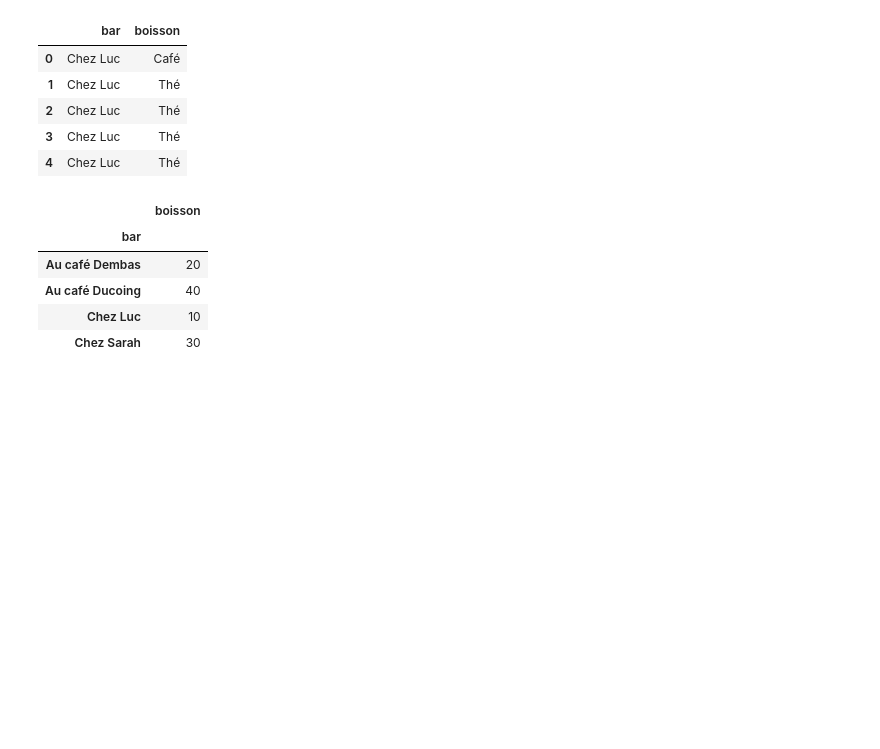
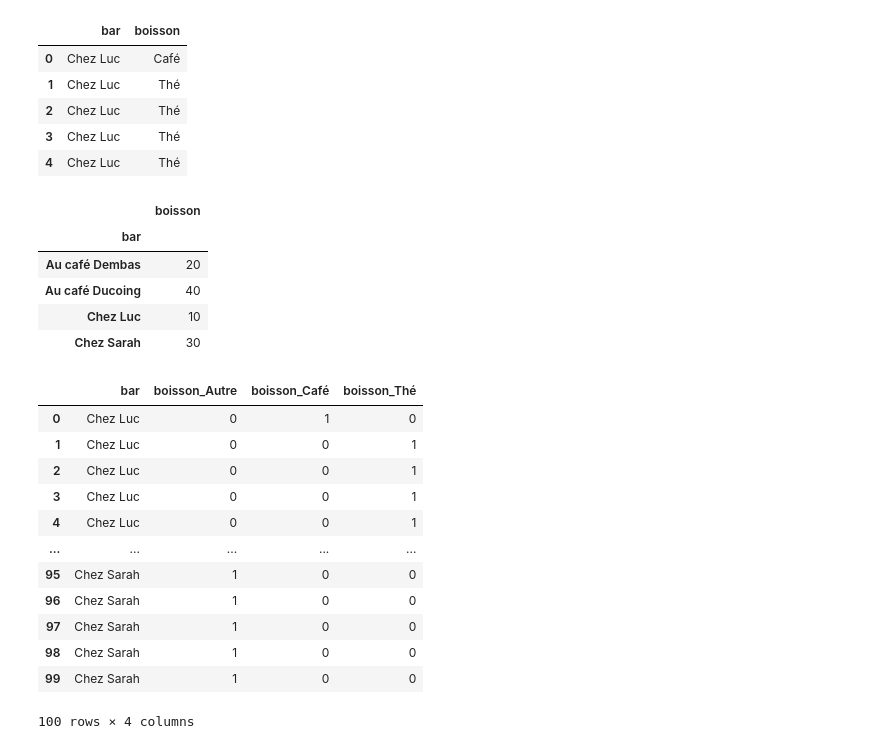
Before and after one commit to Matchi1/M1, a Jupyter notebook: semestre_1/ANALYSE/TP2/TP2_A_Faire.ipynb, the cells around one changed output. Drawn from its saved outputs; the diff is of its cells as text; code cells hidden in the pictures; blank space fills up the shorter version.

```diff
--- a/semestre_1/ANALYSE/TP2/TP2_A_Faire.ipynb
+++ b/semestre_1/ANALYSE/TP2/TP2_A_Faire.ipynb
@@ -233,4 +233,21 @@ df_Khi2.groupby(['bar']).count()
 | Au café Ducoing | 40 |
 | Chez Luc | 10 |
 | Chez Sarah | 30 |
+# %%
+encoded_data = pd.get_dummies(data=df_Khi2, columns=['boisson'])
+encoded_data
+# %% [output]
+|  | bar | boisson_Autre | boisson_Café | boisson_Thé |
+| 0 | Chez Luc | 0 | 1 | 0 |
+| 1 | Chez Luc | 0 | 0 | 1 |
+| 2 | Chez Luc | 0 | 0 | 1 |
+| 3 | Chez Luc | 0 | 0 | 1 |
+| 4 | Chez Luc | 0 | 0 | 1 |
+| ... | ... | ... | ... | ... |
+| 95 | Chez Sarah | 1 | 0 | 0 |
+| 96 | Chez Sarah | 1 | 0 | 0 |
+| 97 | Chez Sarah | 1 | 0 | 0 |
+| 98 | Chez Sarah | 1 | 0 | 0 |
+| 99 | Chez Sarah | 1 | 0 | 0 |
+100 rows × 4 columns
 # %%
```
Also changed, not shown: parts of 11 cells of this notebook.
